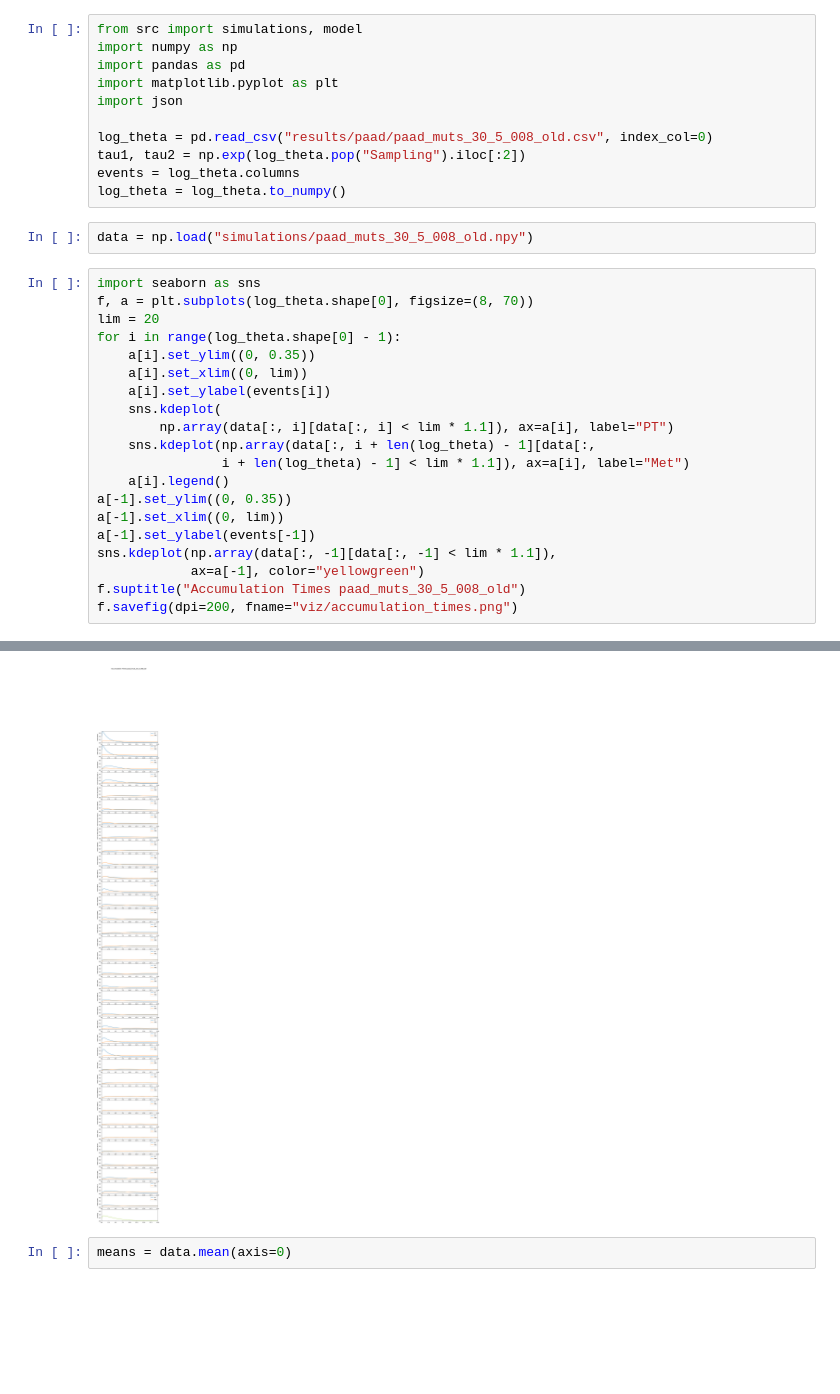
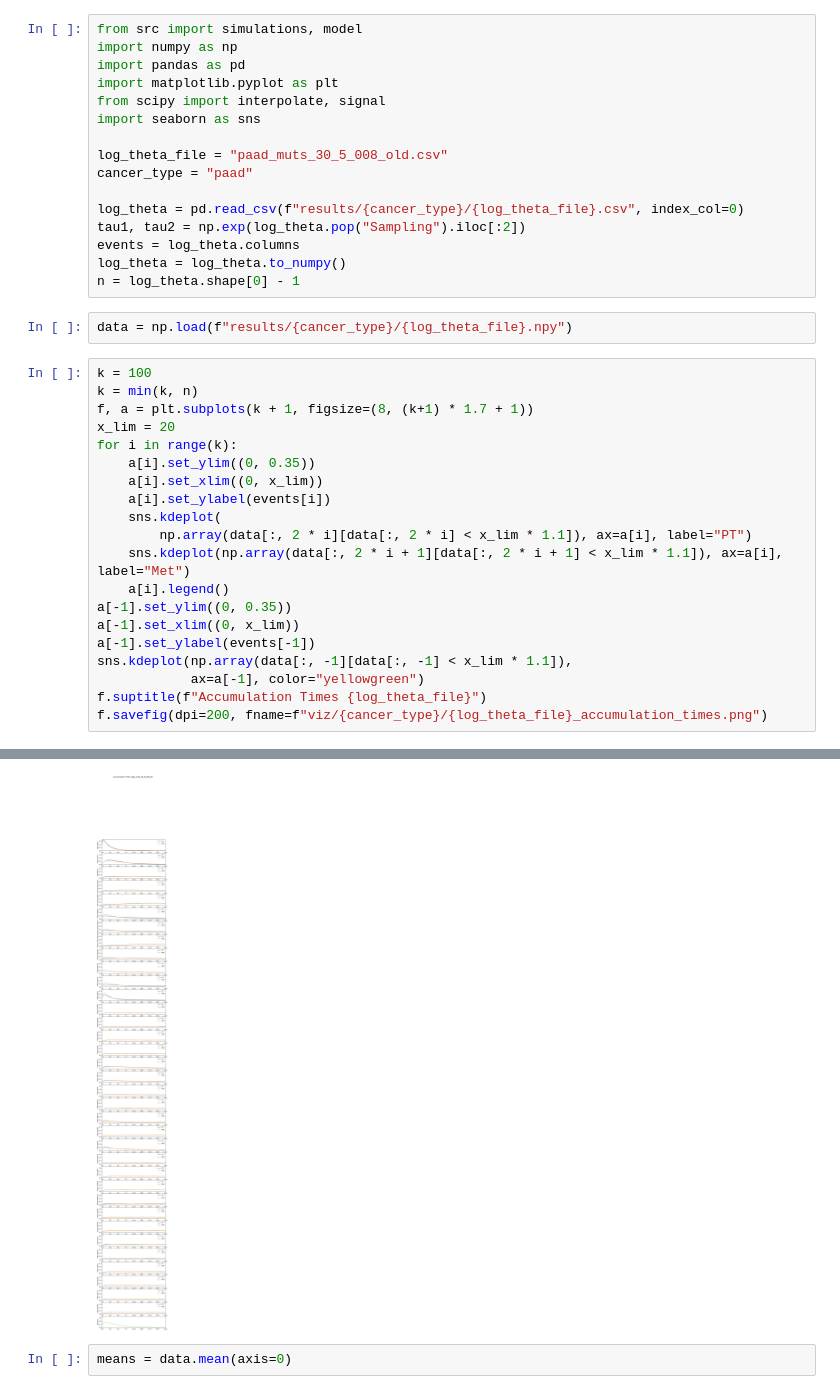
Before and after one commit to cbg-ethz/metMHN, a Jupyter notebook: simulations.ipynb, the cells around one changed output, grey strips where cells are left out. Cells and saved outputs as stored; diff of their text form; blank space fills up the shorter version.

Commit message:
improved simulations

```diff
--- a/simulations.ipynb
+++ b/simulations.ipynb
@@ -3,32 +3,37 @@ from src import simulations, model
 import numpy as np
 import pandas as pd
 import matplotlib.pyplot as plt
-import json
+from scipy import interpolate, signal
+import seaborn as sns
 
-log_theta = pd.read_csv("results/paad/paad_muts_30_5_008_old.csv", index_col=0)
+log_theta_file = "paad_muts_30_5_008_old.csv"
+cancer_type = "paad"
+
+log_theta = pd.read_csv(f"results/{cancer_type}/{log_theta_file}.csv", index_col=0)
 tau1, tau2 = np.exp(log_theta.pop("Sampling").iloc[:2])
 events = log_theta.columns
 log_theta = log_theta.to_numpy()
+n = log_theta.shape[0] - 1
 # %%
-data = np.load("simulations/paad_muts_30_5_008_old.npy")
+data = np.load(f"results/{cancer_type}/{log_theta_file}.npy")
 # %%
-import seaborn as sns
-f, a = plt.subplots(log_theta.shape[0], figsize=(8, 70))
-lim = 20
-for i in range(log_theta.shape[0] - 1):
+k = 100
+k = min(k, n)
+f, a = plt.subplots(k + 1, figsize=(8, (k+1) * 1.7 + 1))
+x_lim = 20
+for i in range(k):
     a[i].set_ylim((0, 0.35))
-    a[i].set_xlim((0, lim))
+    a[i].set_xlim((0, x_lim))
     a[i].set_ylabel(events[i])
     sns.kdeplot(
-        np.array(data[:, i][data[:, i] < lim * 1.1]), ax=a[i], label="PT")
-    sns.kdeplot(np.array(data[:, i + len(log_theta) - 1][data[:,
-                i + len(log_theta) - 1] < lim * 1.1]), ax=a[i], label="Met")
+        np.array(data[:, 2 * i][data[:, 2 * i] < x_lim * 1.1]), ax=a[i], label="PT")
+    sns.kdeplot(np.array(data[:, 2 * i + 1][data[:, 2 * i + 1] < x_lim * 1.1]), ax=a[i], label="Met")
     a[i].legend()
 a[-1].set_ylim((0, 0.35))
-a[-1].set_xlim((0, lim))
+a[-1].set_xlim((0, x_lim))
 a[-1].set_ylabel(events[-1])
-sns.kdeplot(np.array(data[:, -1][data[:, -1] < lim * 1.1]),
+sns.kdeplot(np.array(data[:, -1][data[:, -1] < x_lim * 1.1]),
             ax=a[-1], color="yellowgreen")
-f.suptitle("Accumulation Times paad_muts_30_5_008_old")
-f.savefig(dpi=200, fname="viz/accumulation_times.png")
+f.suptitle(f"Accumulation Times {log_theta_file}")
+f.savefig(dpi=200, fname=f"viz/{cancer_type}/{log_theta_file}_accumulation_times.png")
 # %% [output]
@@ -35,3 +41,3 @@ f.savefig(dpi=200, fname="viz/accumulation_times.png")
-[figure, old version]
+[figure, new version]
 # %%
 means = data.mean(axis=0)
```
Also changed, not shown: parts of 4 cells of this notebook, 3 other files.
